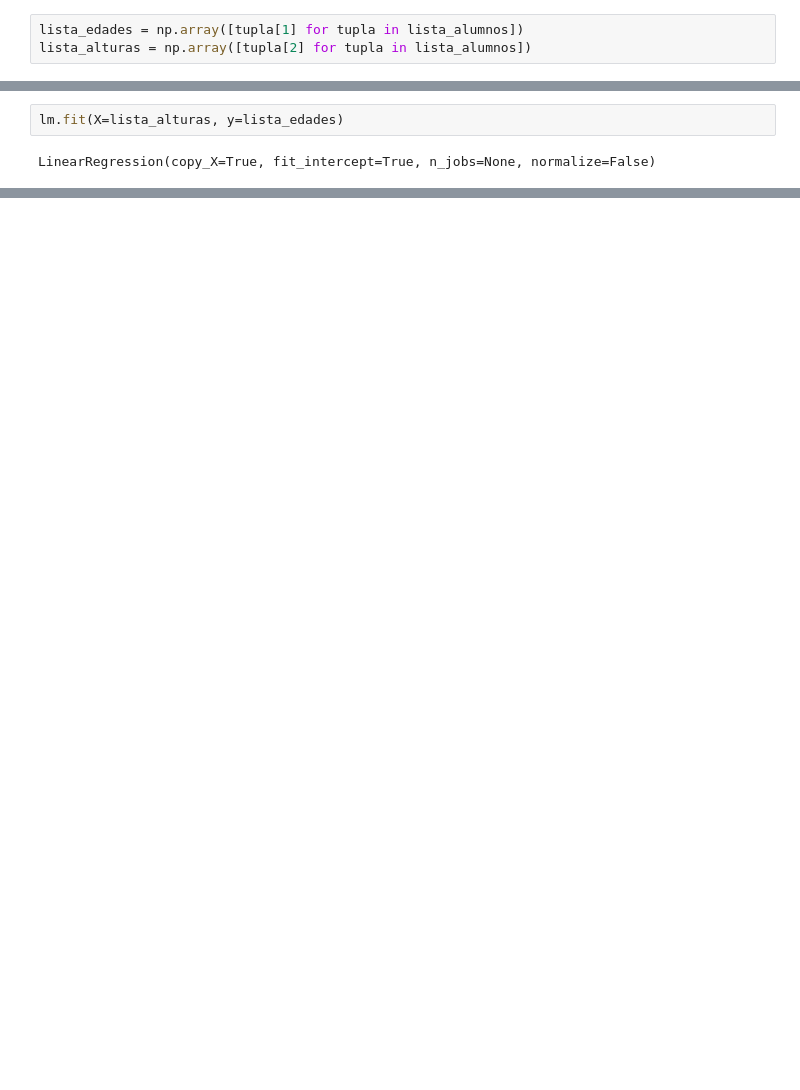
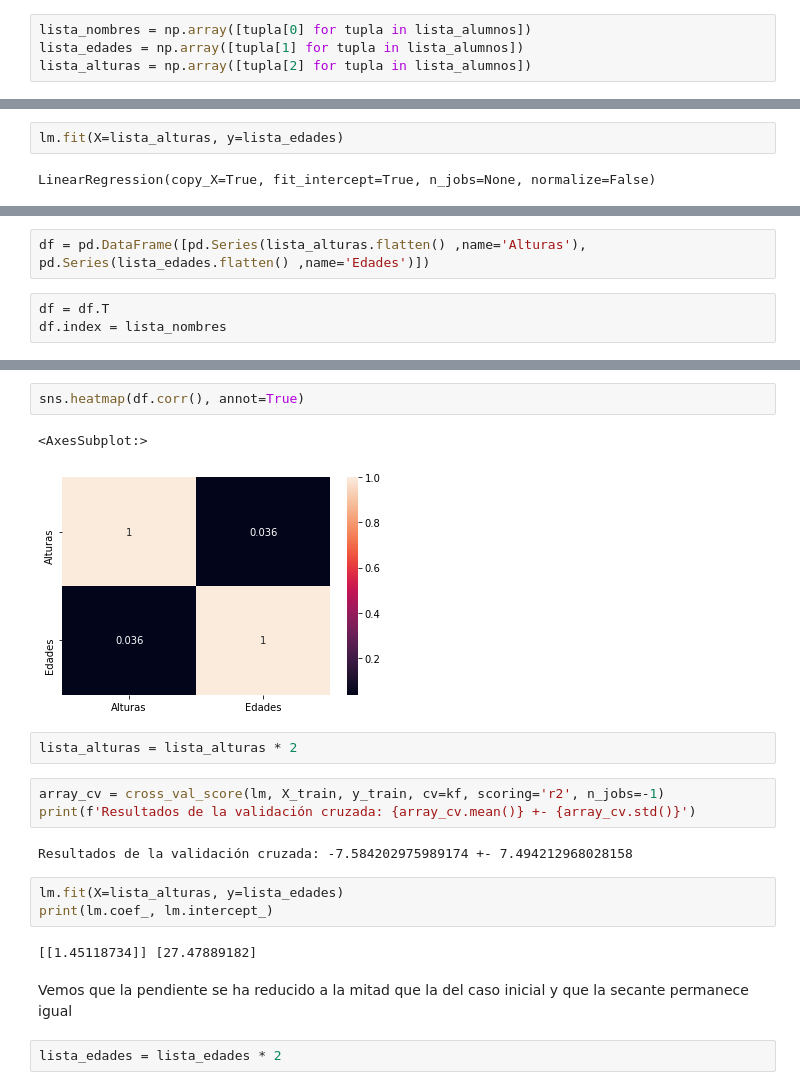
Before and after one commit to JoseKuru/bootcamp, a Jupyter notebook: week8_EDA_project_ML_lr/day5_ml_linear_regression/exercises/height_weight.ipynb, the cells around one changed output, grey strips where cells are left out. Saved outputs shown, nothing was run; the diff lists cells and outputs as text; blank space fills up the shorter version.

```diff
--- a/week8_EDA_project_ML_lr/day5_ml_linear_regression/exercises/height_weight.ipynb
+++ b/week8_EDA_project_ML_lr/day5_ml_linear_regression/exercises/height_weight.ipynb
@@ -16,4 +20,5 @@ from sklearn.linear_model import LinearRegression
 # %%
+lista_nombres = np.array([tupla[0] for tupla in lista_alumnos])
 lista_edades = np.array([tupla[1] for tupla in lista_alumnos])
 lista_alturas = np.array([tupla[2] for tupla in lista_alumnos])
 # %%
@@ -49,0 +107,5 @@ y = 20.901035004070277 + 7.024072566577489x, -2.0942053501106277
+# %%
+df = pd.DataFrame([pd.Series(lista_alturas.flatten() ,name='Alturas'), pd.Series(lista_edades.flatten() ,name='Edades')])
+# %%
+df = df.T
+df.index = lista_nombres
@@ -49,0 +132,21 @@ y = 20.901035004070277 + 7.024072566577489x, -2.0942053501106277
+# %%
+sns.heatmap(df.corr(), annot=True)
+# %% [output]
+<AxesSubplot:>
+[figure, added]
+# %%
+lista_alturas = lista_alturas * 2
+# %%
+array_cv = cross_val_score(lm, X_train, y_train, cv=kf, scoring='r2', n_jobs=-1)
+print(f'Resultados de la validación cruzada: {array_cv.mean()} +- {array_cv.std()}')
+# %% [output]
+Resultados de la validación cruzada: -7.584202975989174 +- 7.494212968028158
+# %%
+lm.fit(X=lista_alturas, y=lista_edades)
+print(lm.coef_, lm.intercept_)
+# %% [output]
+[[1.45118734]] [27.47889182]
+# %% [markdown]
+Vemos que la pendiente se ha reducido a la mitad que la del caso inicial y que la secante permanece igual
+# %%
+lista_edades = lista_edades * 2
```
Also changed, not shown: parts of 20 cells of this notebook, 2 other files.
